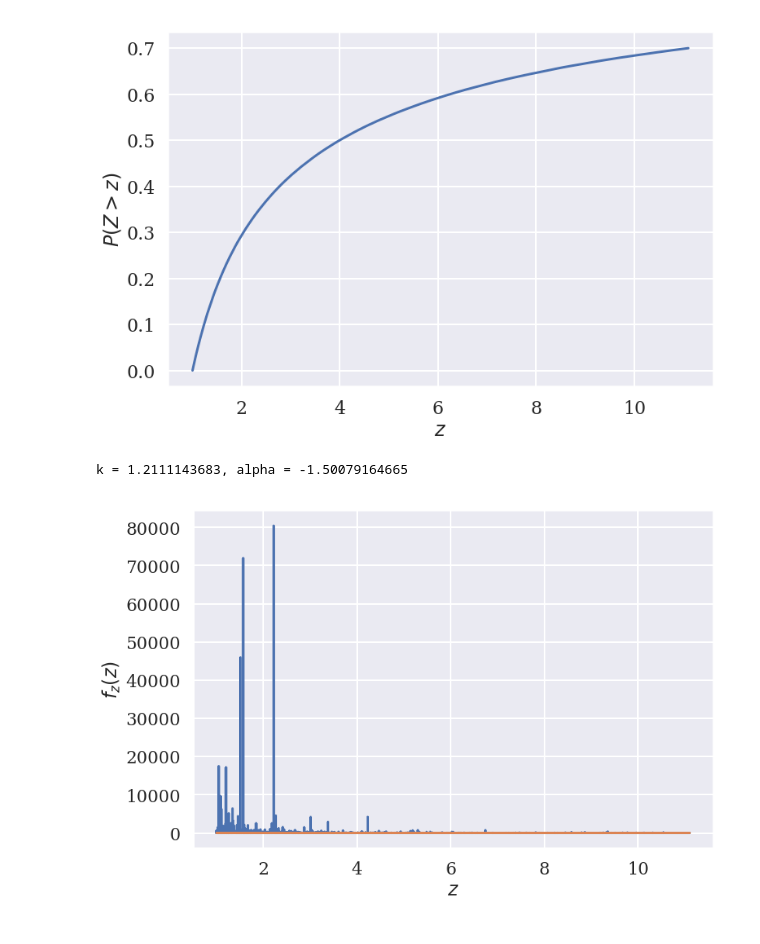
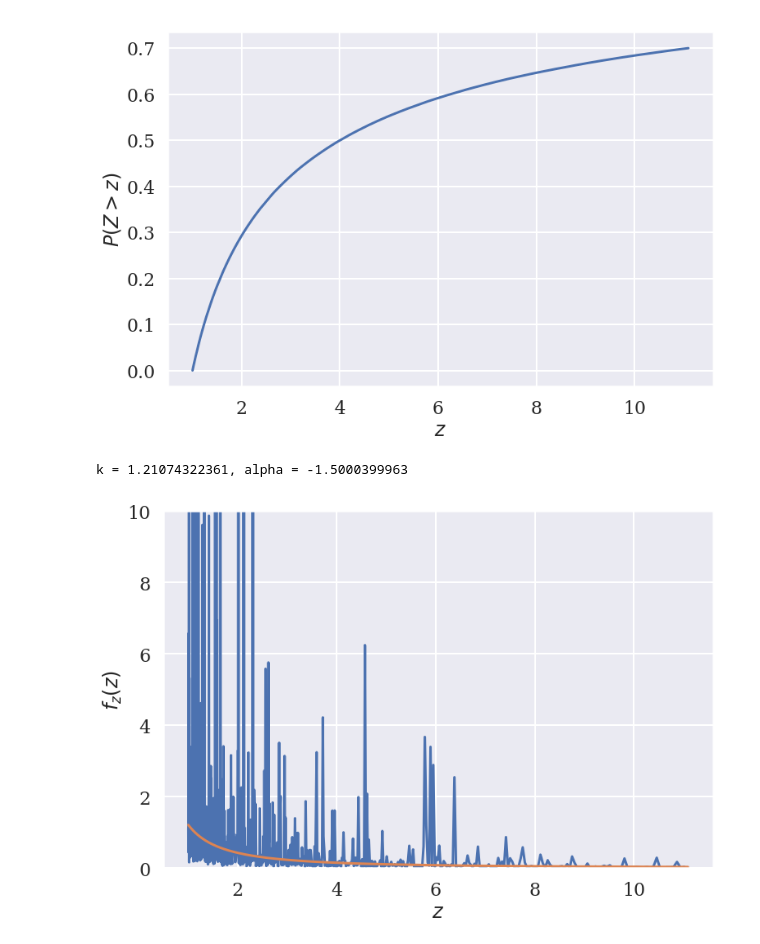
Before and after one commit to auduntre/FYS4460, a Jupyter notebook: Project3/task_d_e/task_d_e.ipynb, the cells around one changed output. Cells and saved outputs as stored; diff of their text form; code cells hidden in the pictures.

Commit message:
fixing plot

```diff
--- a/Project3/task_d_e/task_d_e.ipynb
+++ b/Project3/task_d_e/task_d_e.ipynb
@@ -11,8 +11,8 @@ sns.set_context("poster")
 sns.set_style({'font.family':'serif', 'font.serif':'Times New Roman'})
 # %%
 N = int(1e6)
-z = rand(N)**(-3.0 + 1)
-z = sort(z, axis=0)
+z = uniform(size=N)**(-3.0 + 1)
+z = sort(z)
 # %%
 cdf = arange(1, N+1) / float(N)
 # %%
@@ -25,25 +25,26 @@ show()
 # %% [output]
 [figure]
 # %%
-diffen = diff(cdf, axis=0) / diff(z, axis=0)
-f = zeros(diffen.shape)
+diffen = (cdf[1:] - cdf[:-1]) / (z[1:] - z[:-1])
+fz = zeros(diffen.shape)
 
-f[0] = diffen[0]
-f = 0.5 * (diffen[1:] + diffen[:-1])
-f[-1] = diffen[-1]
+fz[0] = diffen[0]
+fz = 0.5 * (diffen[1:] + diffen[:-1])
+fz[-1] = diffen[-1]
 
-alpha, log_k = polyfit(log(z[1:-1]), log(f), 1)
+alpha, log_k = polyfit(log(z[1:-1]), log(fz), 1)
 
 k = exp(log_k)
-pdf = k * z**alpha
+pdf = k*z**alpha
 
 print("k = {}, alpha = {}".format(k, alpha))
 
-plot(z[1:cutoff+1], f[:cutoff])
+plot(z[:cutoff:1000], fz[:cutoff:1000])
 plot(z[:cutoff], pdf[:cutoff])
+ylim(0.0, 10.0)
 xlabel(r"$z$")
 ylabel(r"$f_z(z)$")
 show()
 # %% [output]
-k = 1.2111143683, alpha = -1.50079164665
+k = 1.21074322361, alpha = -1.5000399963
-[figure, old version]
+[figure, new version]
```
Also changed, not shown: parts of 2 cells of this notebook.
